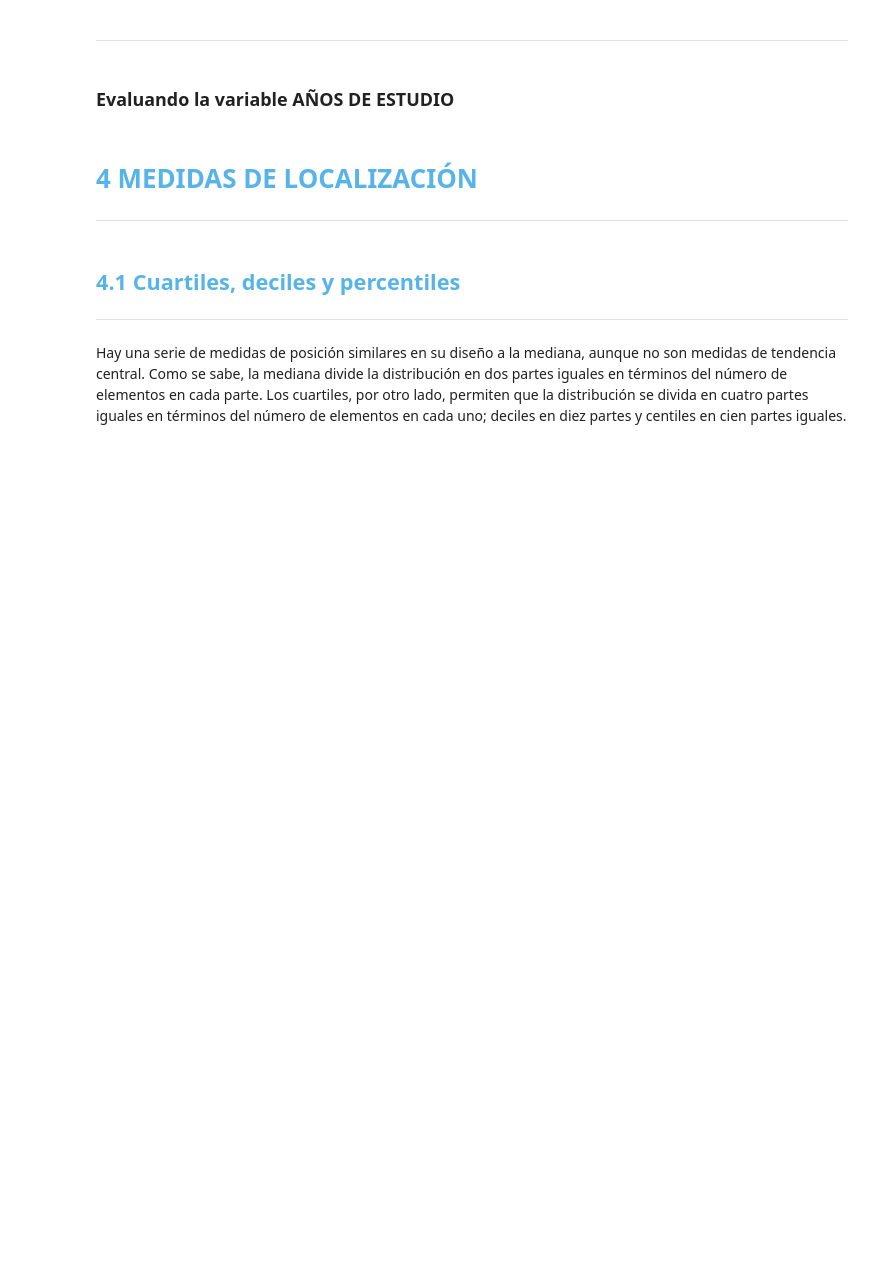
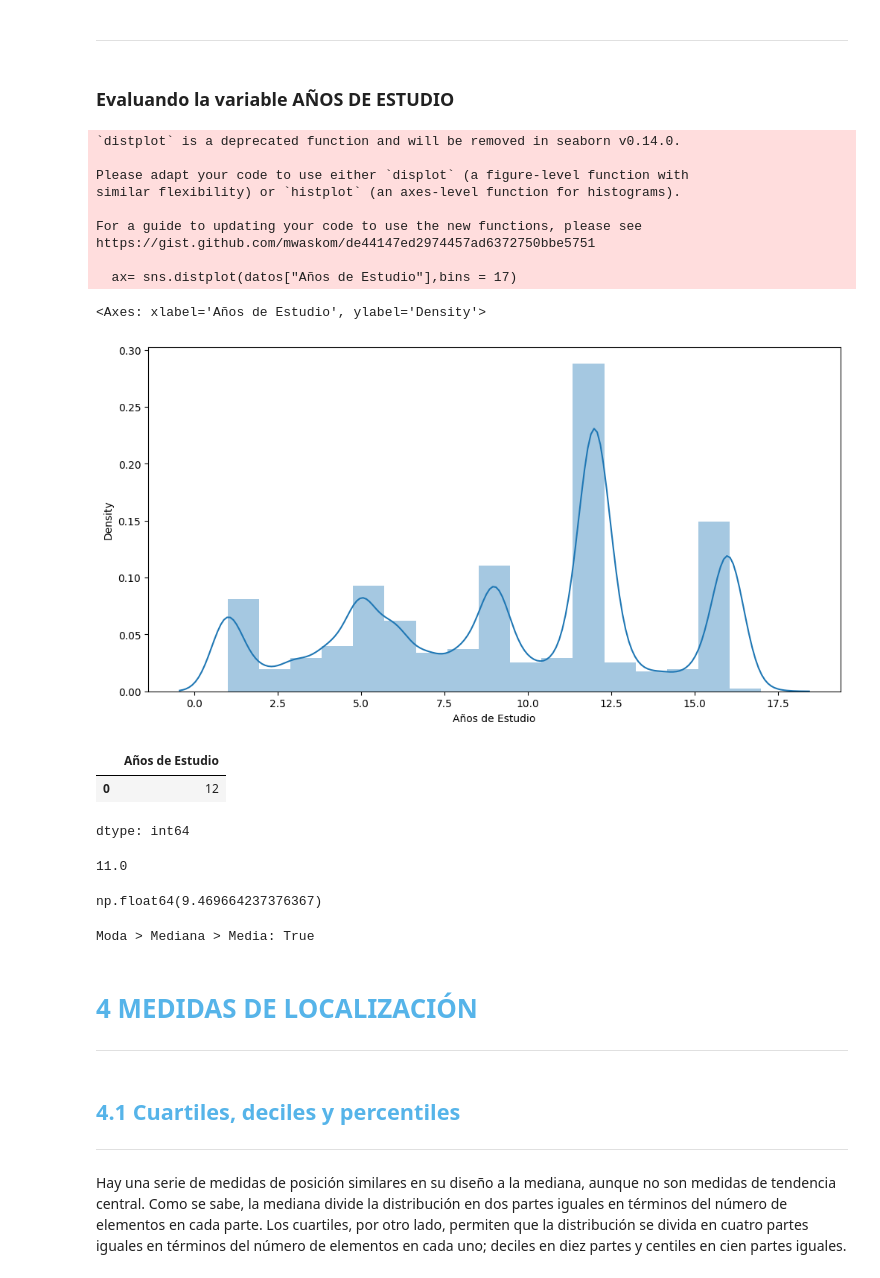
Before and after one commit to Cesar-Curitol/Curso-de-Estadistica-con-Python, a Jupyter notebook: Curso_de_Estadística_con_Python_1.ipynb, the cells around one changed output. Cells and saved outputs as stored; diff of their text form; code cells hidden in the pictures; blank space fills up the shorter version.

```diff
--- a/Curso_de_Estadística_con_Python_1.ipynb
+++ b/Curso_de_Estadística_con_Python_1.ipynb
@@ -671,6 +851,44 @@ La moda se puede definir como el valor más frecuente de un conjunto de datos. L
 ***
 # %% [markdown]
 ### Evaluando la variable AÑOS DE ESTUDIO
+# %%
+ax= sns.distplot(datos["Años de Estudio"],bins = 17)
+ax.figure.set_size_inches(12, 6)
+ax
+# %% [output]
+`distplot` is a deprecated function and will be removed in seaborn v0.14.0.
+
+Please adapt your code to use either `displot` (a figure-level function with
+similar flexibility) or `histplot` (an axes-level function for histograms).
+
+For a guide to updating your code to use the new functions, please see
+https://gist.github.com/mwaskom/de44147ed2974457ad6372750bbe5751
+
+  ax= sns.distplot(datos["Años de Estudio"],bins = 17)
+<Axes: xlabel='Años de Estudio', ylabel='Density'>
+[figure, added]
+# %%
+Moda = datos["Años de Estudio"].mode()
+Moda
+# %% [output]
+|  | Años de Estudio |
+| 0 | 12 |
+dtype: int64
+# %%
+Mediana = datos["Años de Estudio"].median()
+Mediana
+# %% [output]
+11.0
+# %%
+Media = datos["Años de Estudio"].mean()
+Media
+# %% [output]
+np.float64(9.469664237376367)
+# %%
+Moda_val = Moda.iloc[0] # Extract the value from the Series
+print(f"Moda > Mediana > Media: {Moda_val > Mediana > Media}")
+# %% [output]
+Moda > Mediana > Media: True
 # %% [markdown]
 # <font color=#56B4E9>4 MEDIDAS DE LOCALIZACIÓN</font>
 ***
```
Also changed, not shown: parts of 33 cells of this notebook.
